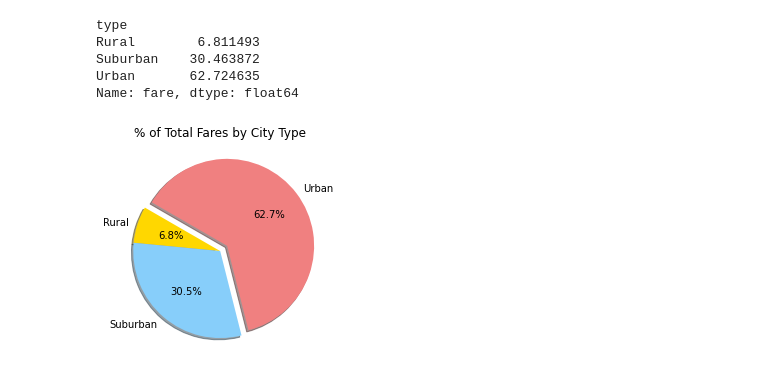
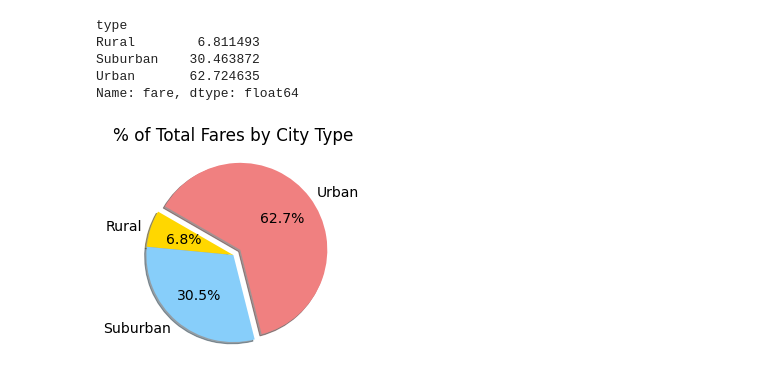
Before and after one commit to Bscheinin/PyBer_Analysis, a Jupyter notebook: PyBer.ipynb, the cells around one changed output. Cells and saved outputs as stored; diff of their text form; code cells hidden in the pictures.

```diff
--- a/PyBer.ipynb
+++ b/PyBer.ipynb
@@ -752,14 +752,17 @@ Name: fare, dtype: float64
 # %%
 # Build the percentage of fares by city type pie chart.
 import matplotlib as mpl
 plt.pie(type_percents,
     labels=["Rural", "Suburban", "Urban"],
     colors=["gold", "lightskyblue", "lightcoral"],
     explode=[0, 0, 0.1],
     autopct='%1.1f%%',
     shadow=True, startangle=150)
 plt.title("% of Total Fares by City Type")
+mpl.rcParams['font.size'] = 14
+# Save Figure
+plt.savefig("analysis/Fig5.png")
 # Show Figure
 plt.show()
 # %% [output]
-[figure, old version]
+[figure, new version]
```
